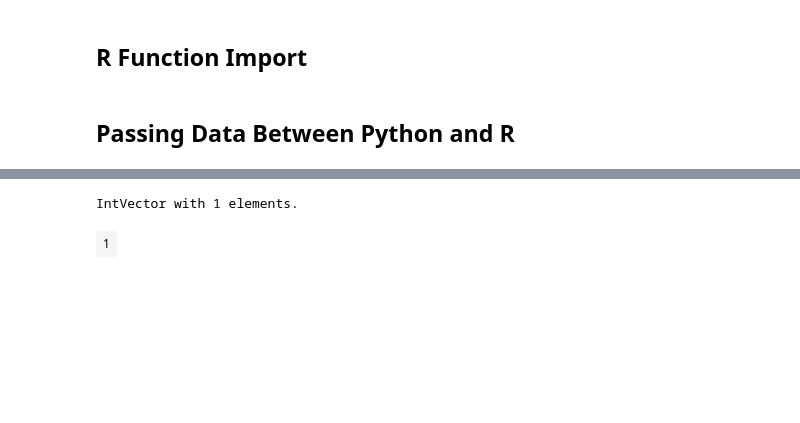
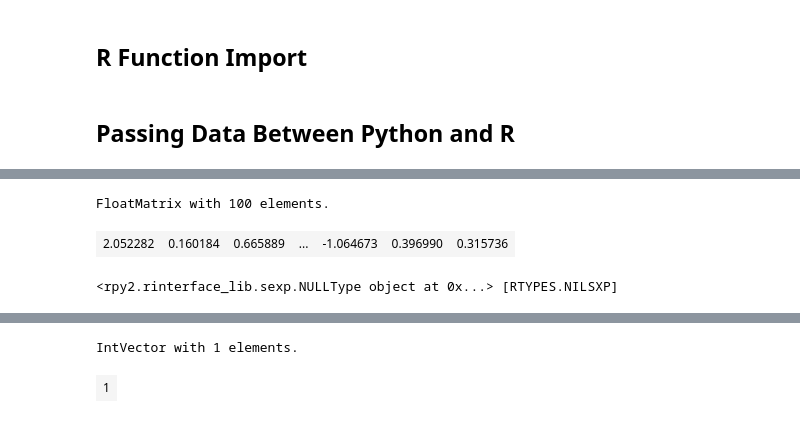
Before and after one commit to GitTorres/glm, a Jupyter notebook: research.ipynb, the cells around one changed output, grey strips where cells are left out. Drawn from its saved outputs; the diff is of its cells as text; code cells hidden in the pictures; blank space fills up the shorter version.

```diff
--- a/research.ipynb
+++ b/research.ipynb
@@ -116,0 +184,5 @@ feat_10 67.101503 0.005767612 11634.1910        0
+# %%
+pca.rx2['scores']
+# %% [output]
+FloatMatrix with 100 elements.
+| 2.052282 | 0.160184 | 0.665889 | ... | -1.064673 | 0.396990 | 0.315736 |
@@ -117,3 +197,7 @@ feat_10 67.101503 0.005767612 11634.1910        0
+# %%
+r_graphics.plot_default(r['x'])
+# %% [output]
+<rpy2.rinterface_lib.sexp.NULLType object at 0x...> [RTYPES.NILSXP]
 # %%
 #values for residual diagnostics
 fitted = r_fitted(model)
```
Also changed, not shown: parts of 20 cells of this notebook, 1 other file.
